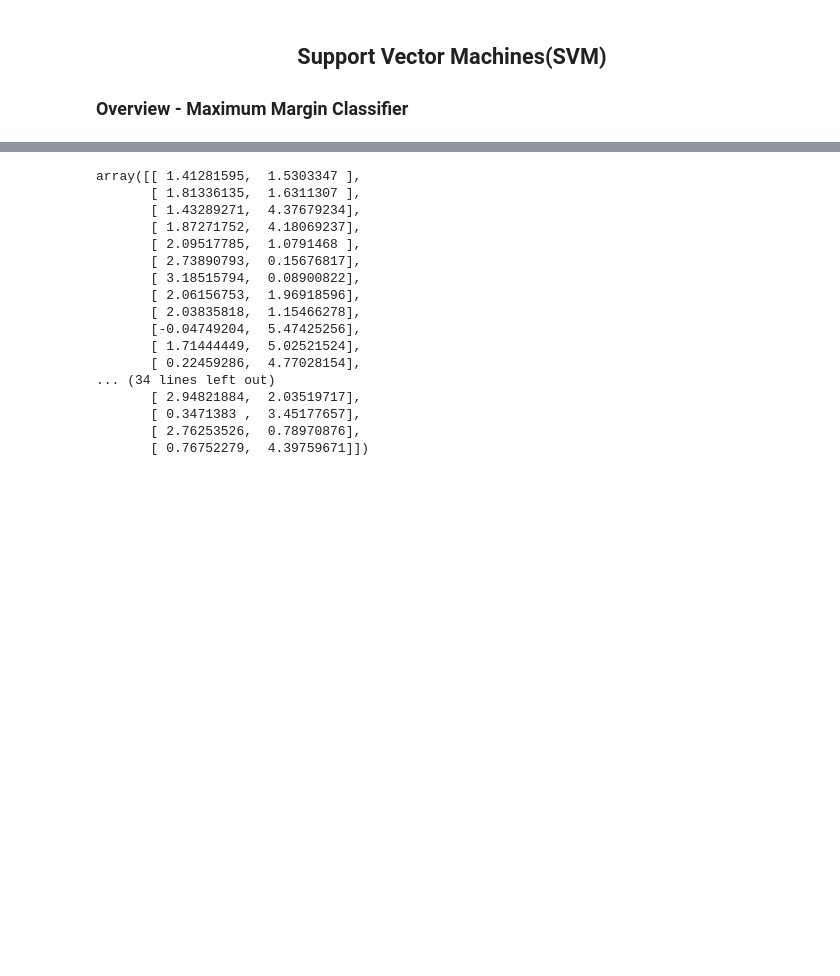
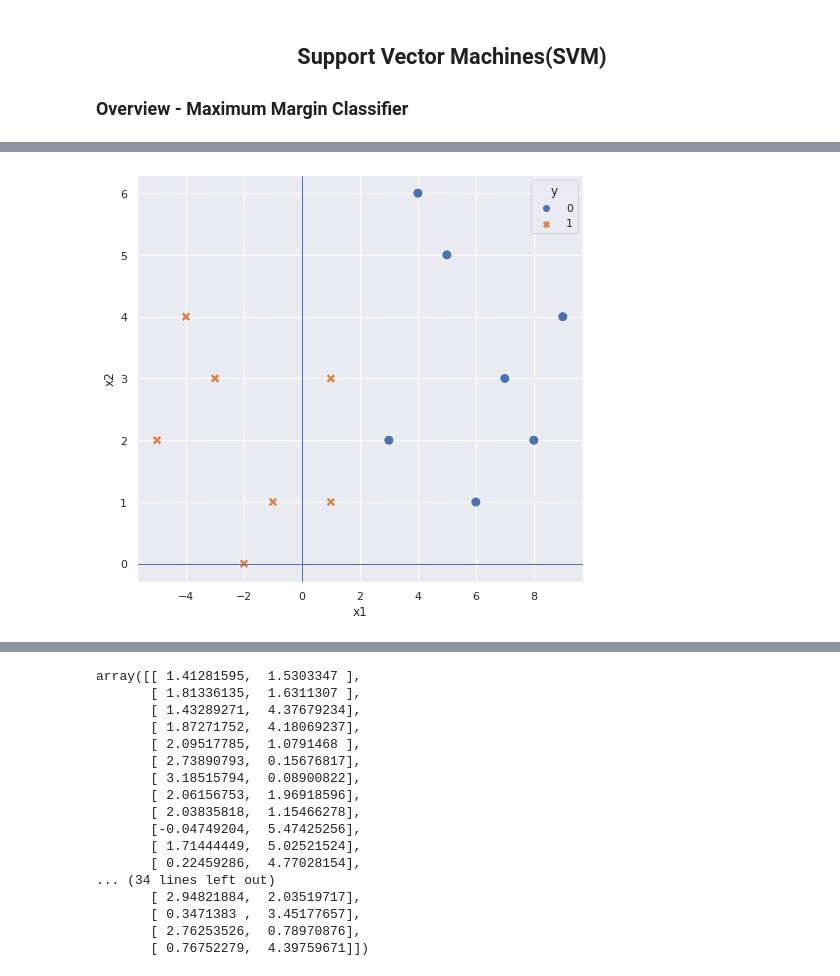
Before and after one commit to ehtisham-sadiq/Final-Year-Project-Material-, a Jupyter notebook: Week no 09/Support Vector Machine.ipynb, the cells around one changed output, grey strips where cells are left out. Saved outputs shown, nothing was run; the diff lists cells and outputs as text; code cells hidden in the pictures; blank space fills up the shorter version.

```diff
--- a/Week no 09/Support Vector Machine.ipynb
+++ b/Week no 09/Support Vector Machine.ipynb
@@ -192,0 +536,10 @@ Separating hyperplane can be considered as `street`. We are trying to maximise t
+# %%
+# Generate random points for negative class with x1 > 4
+X1_neg = random.sample(range(4, 12), 6)
+X2_neg = random.sample(range(0, 7), 6)
+
+X_neg = np.column_stack([X1_neg, X2_neg])
+
+# Add a point with x=3
+X_neg = np.vstack([X_neg, [[3,2]]])
+X_neg
@@ -192,0 +554,4 @@ Separating hyperplane can be considered as `street`. We are trying to maximise t
+# %%
+# collect data together
+X = np.vstack([X_pos, X_neg])
+X
@@ -192,0 +573,3 @@ Separating hyperplane can be considered as `street`. We are trying to maximise t
+# %%
+y = np.concatenate((np.repeat(1,7), np.repeat(0,7)))
+y
@@ -192,0 +578,5 @@ Separating hyperplane can be considered as `street`. We are trying to maximise t
+# %%
+df = pd.concat([pd.DataFrame(data = X, columns = ['x1', 'x2']),
+               pd.Series(y, name ='y')],
+              axis=1)
+df
@@ -192,0 +630,8 @@ Separating hyperplane can be considered as `street`. We are trying to maximise t
+# %%
+# Prepare the plot
+fig, ax = plt.subplots(figsize = (8, 7.5))
+sns.scatterplot(x='x1', y='x2', hue='y', style='y', data=df, s=100)
+ax.axhline(y=0, linewidth=1)
+ax.axvline(x=0, linewidth=1);
+# %% [output]
+[figure, added]
```
Also changed, not shown: parts of 65 cells of this notebook, 18 other files.
